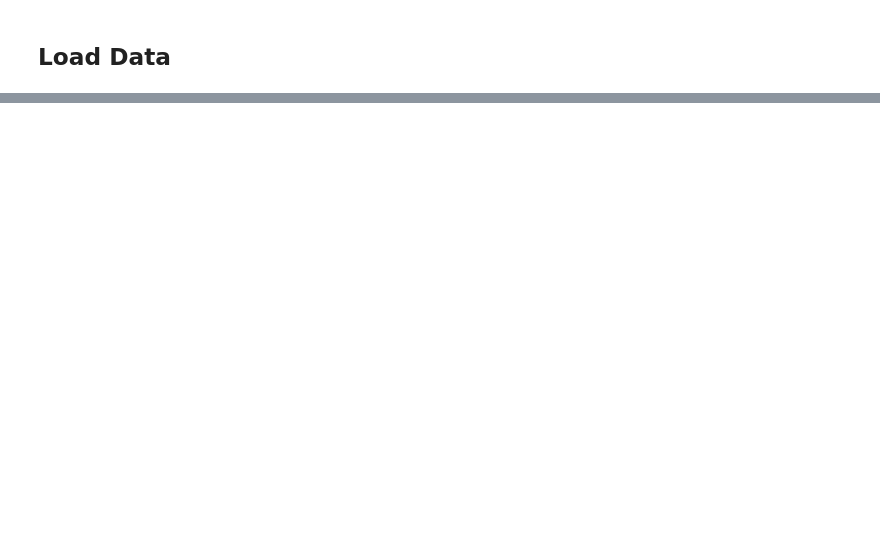
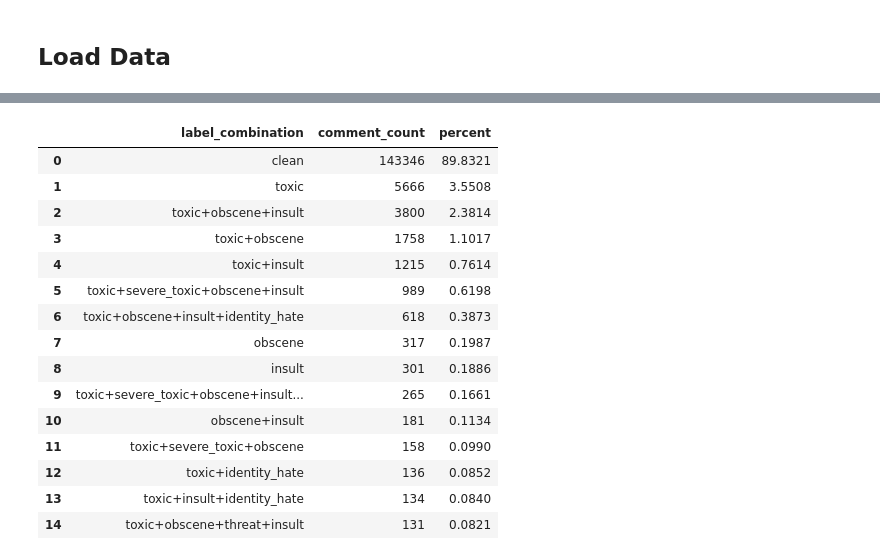
Before and after one commit to aadityane93/Toxic_Comments_Sentiment_Analysis, a Jupyter notebook: 1_Analysis.ipynb, the cells around one changed output, grey strips where cells are left out. Drawn from its saved outputs; the diff is of its cells as text; code cells hidden in the pictures; blank space fills up the shorter version.

```diff
--- a/1_Analysis.ipynb
+++ b/1_Analysis.ipynb
@@ -60,0 +280,34 @@ train_df.head()
+# %%
+def active_label_names(row):
+    active = [label for label in label_columns if row[label] == 1]
+    return "clean" if len(active) == 0 else "+".join(active)
+
+train_df["active_labels"] = train_df[label_columns].apply(active_label_names, axis=1)
+
+top_label_combinations = (
+    train_df["active_labels"]
+    .value_counts()
+    .head(15)
+    .rename_axis("label_combination")
+    .reset_index(name="comment_count")
+)
+top_label_combinations["percent"] = (top_label_combinations["comment_count"] / len(train_df) * 100).round(4)
+
+display(top_label_combinations)
+# %% [output]
+|  | label_combination | comment_count | percent |
+| 0 | clean | 143346 | 89.8321 |
+| 1 | toxic | 5666 | 3.5508 |
+| 2 | toxic+obscene+insult | 3800 | 2.3814 |
+| 3 | toxic+obscene | 1758 | 1.1017 |
+| 4 | toxic+insult | 1215 | 0.7614 |
+| 5 | toxic+severe_toxic+obscene+insult | 989 | 0.6198 |
+| 6 | toxic+obscene+insult+identity_hate | 618 | 0.3873 |
+| 7 | obscene | 317 | 0.1987 |
+| 8 | insult | 301 | 0.1886 |
+| 9 | toxic+severe_toxic+obscene+insult... | 265 | 0.1661 |
+| 10 | obscene+insult | 181 | 0.1134 |
+| 11 | toxic+severe_toxic+obscene | 158 | 0.0990 |
+| 12 | toxic+identity_hate | 136 | 0.0852 |
+| 13 | toxic+insult+identity_hate | 134 | 0.0840 |
+| 14 | toxic+obscene+threat+insult | 131 | 0.0821 |
```
Also changed, not shown: parts of 40 cells of this notebook, 8 other files.
